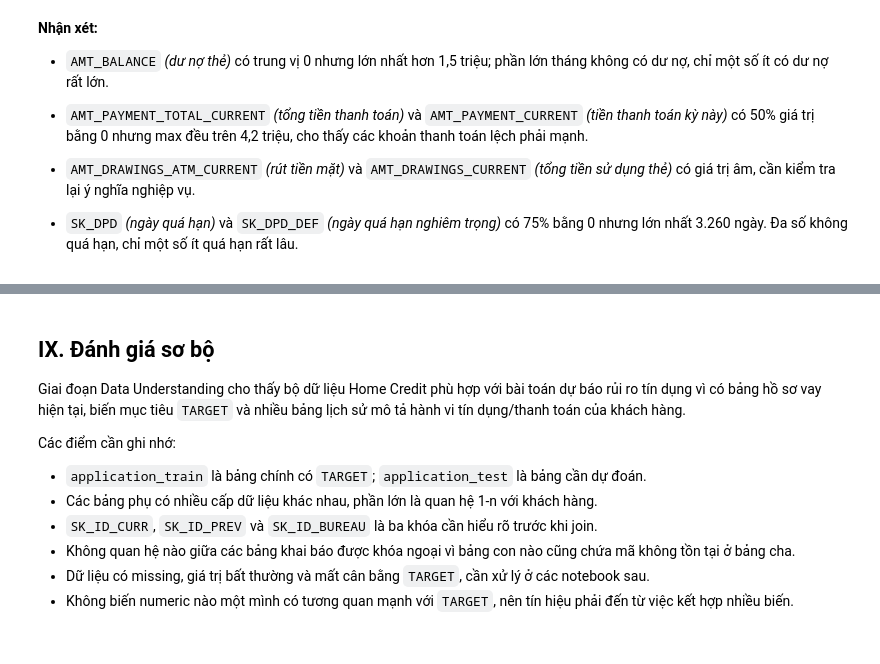
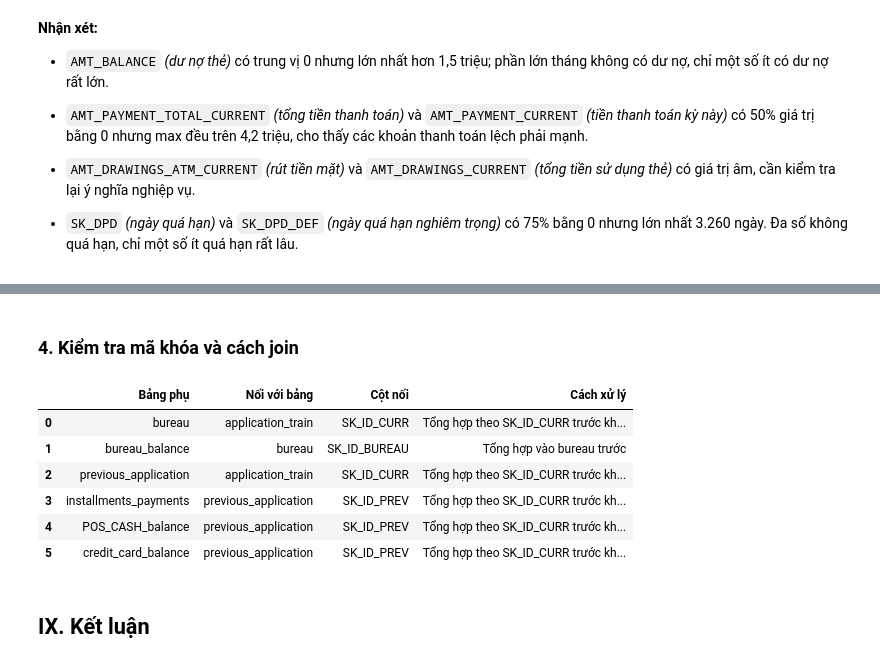
Before and after one commit to thanhhung9720001-collab/credit-risk-classifier, a Jupyter notebook: notebooks/01_data_understanding.ipynb, the cells around one changed output, grey strips where cells are left out. Cells and saved outputs as stored; diff of their text form; code cells hidden in the pictures.

```diff
--- a/notebooks/01_data_understanding.ipynb
+++ b/notebooks/01_data_understanding.ipynb
@@ -1130,13 +1211,27 @@ Hệ quả cho Notebook 02: không khai báo khóa ngoại mà dùng index trên
+# %% [markdown]
+### 4. Kiểm tra mã khóa và cách join
+# %%
+# Cách nối các bảng phụ với bảng chính.
+join_guide = [
+    ["bureau", "application_train", "SK_ID_CURR", "Tổng hợp theo SK_ID_CURR trước khi join"],
+    ["bureau_balance", "bureau", "SK_ID_BUREAU", "Tổng hợp vào bureau trước"],
+    ["previous_application", "application_train", "SK_ID_CURR", "Tổng hợp theo SK_ID_CURR trước khi join"],
+    ["installments_payments", "previous_application", "SK_ID_PREV", "Tổng hợp theo SK_ID_CURR trước khi join"],
+    ["POS_CASH_balance", "previous_application", "SK_ID_PREV", "Tổng hợp theo SK_ID_CURR trước khi join"],
+    ["credit_card_balance", "previous_application", "SK_ID_PREV", "Tổng hợp theo SK_ID_CURR trước khi join"],
+]
+
+pd.DataFrame(
+    join_guide,
+    columns=["Bảng phụ", "Nối với bảng", "Cột nối", "Cách xử lý"],
+)
+# %% [output]
+|  | Bảng phụ | Nối với bảng | Cột nối | Cách xử lý |
+| 0 | bureau | application_train | SK_ID_CURR | Tổng hợp theo SK_ID_CURR trước kh... |
+| 1 | bureau_balance | bureau | SK_ID_BUREAU | Tổng hợp vào bureau trước |
+| 2 | previous_application | application_train | SK_ID_CURR | Tổng hợp theo SK_ID_CURR trước kh... |
+| 3 | installments_payments | previous_application | SK_ID_PREV | Tổng hợp theo SK_ID_CURR trước kh... |
+| 4 | POS_CASH_balance | previous_application | SK_ID_PREV | Tổng hợp theo SK_ID_CURR trước kh... |
+| 5 | credit_card_balance | previous_application | SK_ID_PREV | Tổng hợp theo SK_ID_CURR trước kh... |
 # %% [markdown]
-## IX. Đánh giá sơ bộ
-
-Giai đoạn Data Understanding cho thấy bộ dữ liệu Home Credit phù hợp với bài toán dự báo rủi ro tín dụng vì có bảng hồ sơ vay hiện tại, biến mục tiêu `TARGET` và nhiều bảng lịch sử mô tả hành vi tín dụng/thanh toán của khách hàng.
-
-Các điểm cần ghi nhớ:
-
-- `application_train` là bảng chính có `TARGET`; `application_test` là bảng cần dự đoán.
-- Các bảng phụ có nhiều cấp dữ liệu khác nhau, phần lớn là quan hệ 1-n với khách hàng.
-- `SK_ID_CURR`, `SK_ID_PREV` và `SK_ID_BUREAU` là ba khóa cần hiểu rõ trước khi join.
-- Không quan hệ nào giữa các bảng khai báo được khóa ngoại vì bảng con nào cũng chứa mã không tồn tại ở bảng cha.
-- Dữ liệu có missing, giá trị bất thường và mất cân bằng `TARGET`, cần xử lý ở các notebook sau.
-- Không biến numeric nào một mình có tương quan mạnh với `TARGET`, nên tín hiệu phải đến từ việc kết hợp nhiều biến.
+## IX. Kết luận
```
Also changed, not shown: parts of 37 cells of this notebook, 1 other file.
